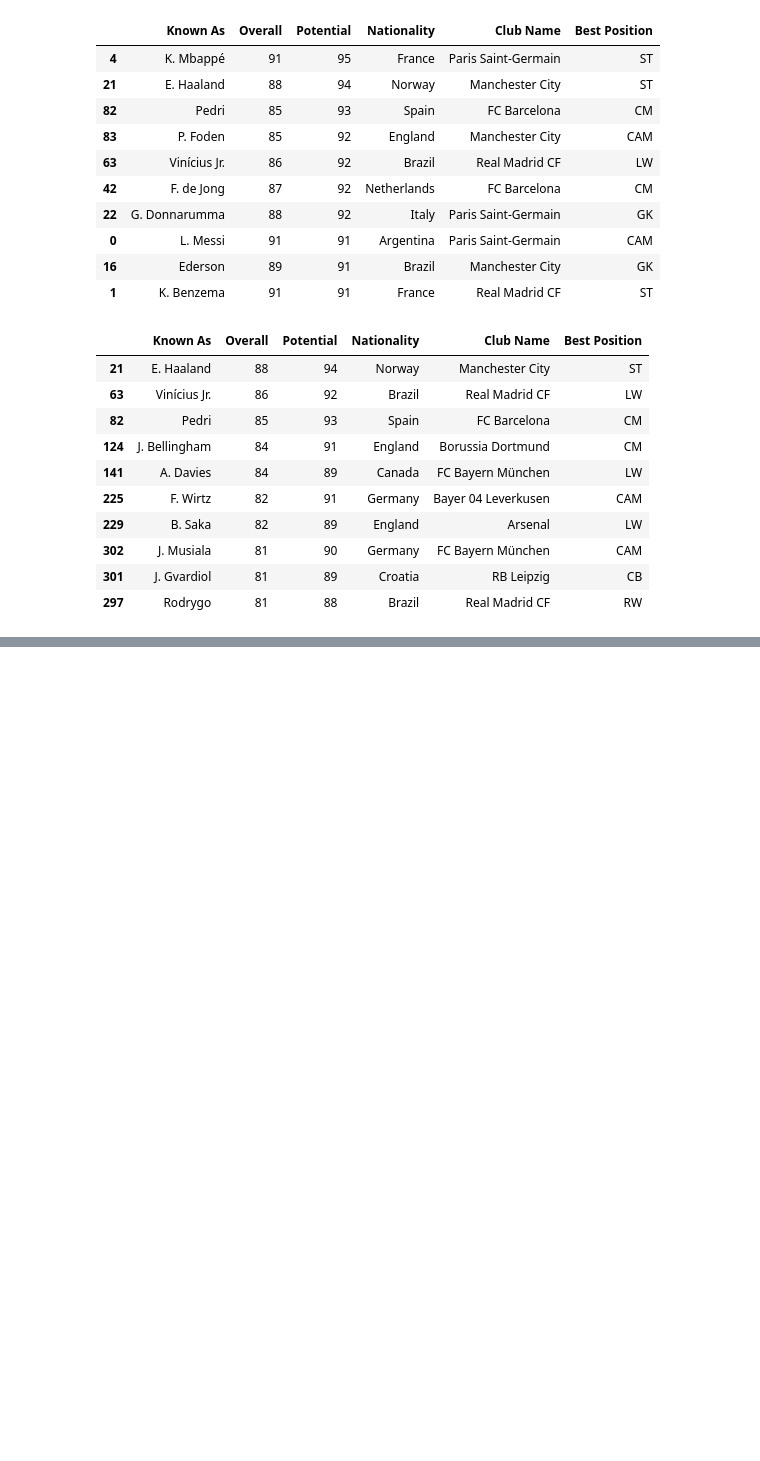
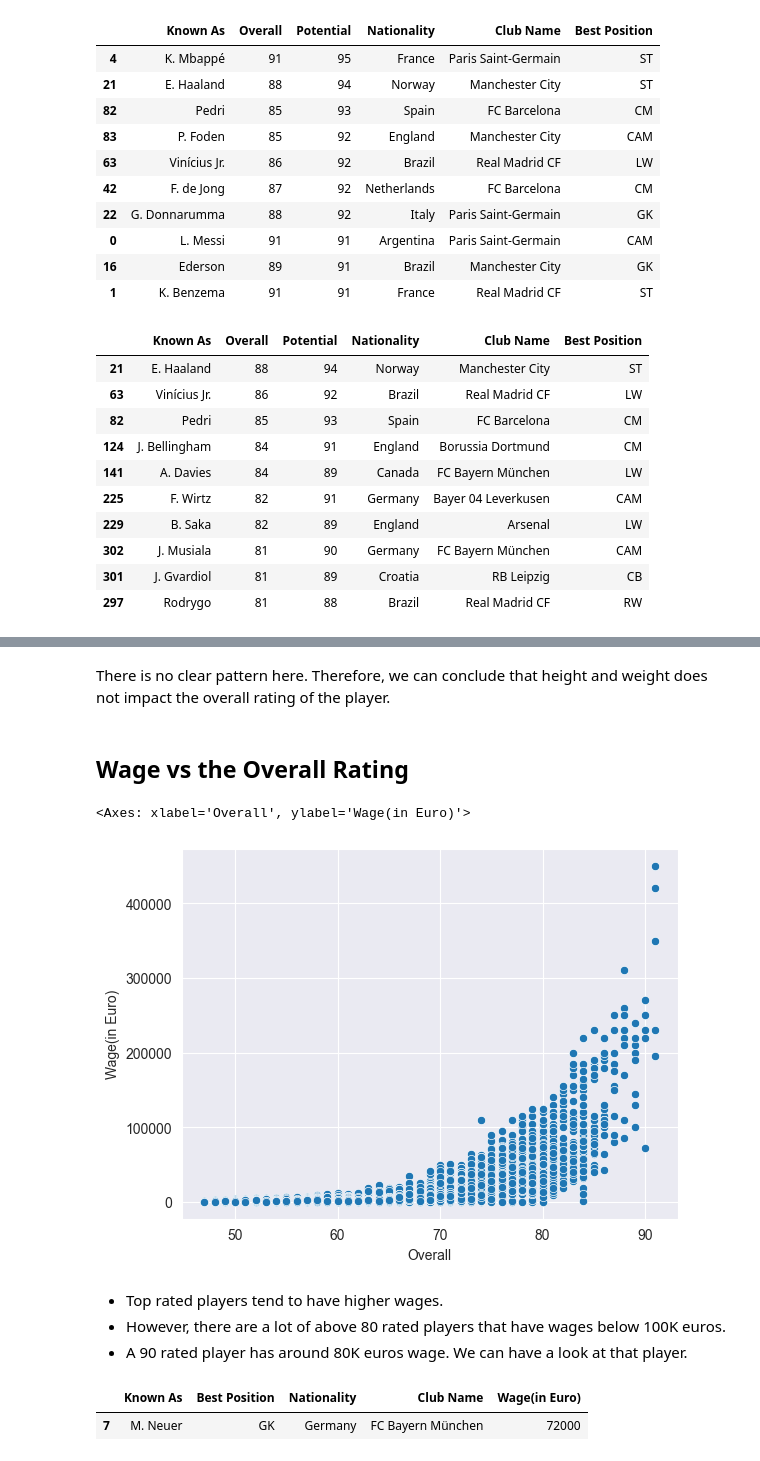
Before and after one commit to vanshuwjoshi/FIFA23-Data-Analysis, a Jupyter notebook: FIFA23-Players-EDA.ipynb, the cells around one changed output, grey strips where cells are left out. Saved outputs shown, nothing was run; the diff lists cells and outputs as text; code cells hidden in the pictures; blank space fills up the shorter version.

```diff
--- a/FIFA23-Players-EDA.ipynb
+++ b/FIFA23-Players-EDA.ipynb
@@ -211,0 +246,19 @@ get_top_10_category(df[df["Age"]<=21],["Overall","Potential"])
+# %% [markdown]
+There is no clear pattern here. Therefore, we can conclude that height and weight does not impact the overall rating of the player.
+# %% [markdown]
+## Wage vs the Overall Rating
+# %%
+sns.set_style("darkgrid")
+sns.scatterplot(x=df["Overall"],y=df["Wage(in Euro)"])
+# %% [output]
+<Axes: xlabel='Overall', ylabel='Wage(in Euro)'>
+[figure, added]
+# %% [markdown]
+- Top rated players tend to have higher wages.
+- However, there are a lot of above 80 rated players that have wages below 100K euros.
+- A 90 rated player has around 80K euros wage. We can have a look at that player.
+# %%
+df.loc[(df["Overall"] == 90) & (df["Wage(in Euro)"]<100000)][["Known As","Best Position","Nationality","Club Name","Wage(in Euro)"]]
+# %% [output]
+|  | Known As | Best Position | Nationality | Club Name | Wage(in Euro) |
+| 7 | M. Neuer | GK | Germany | FC Bayern München | 72000 |
```
Also changed, not shown: parts of 12 cells of this notebook.
